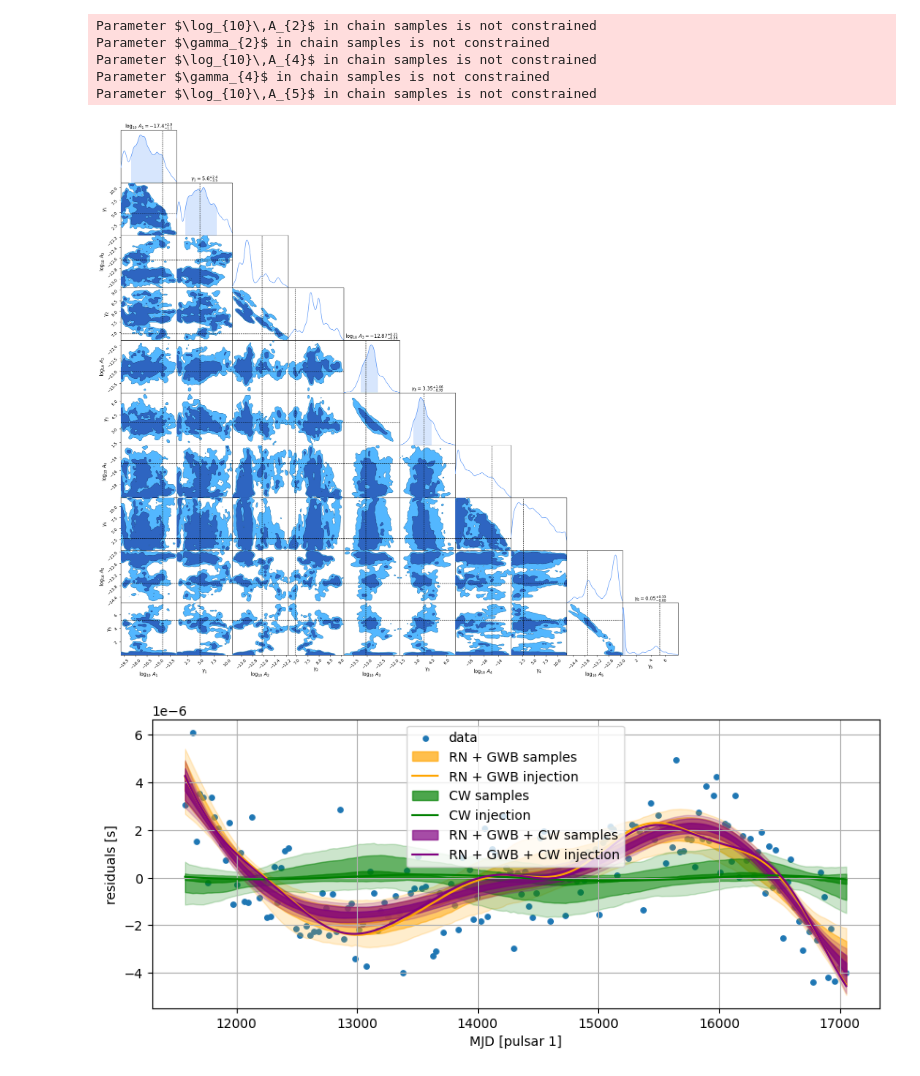
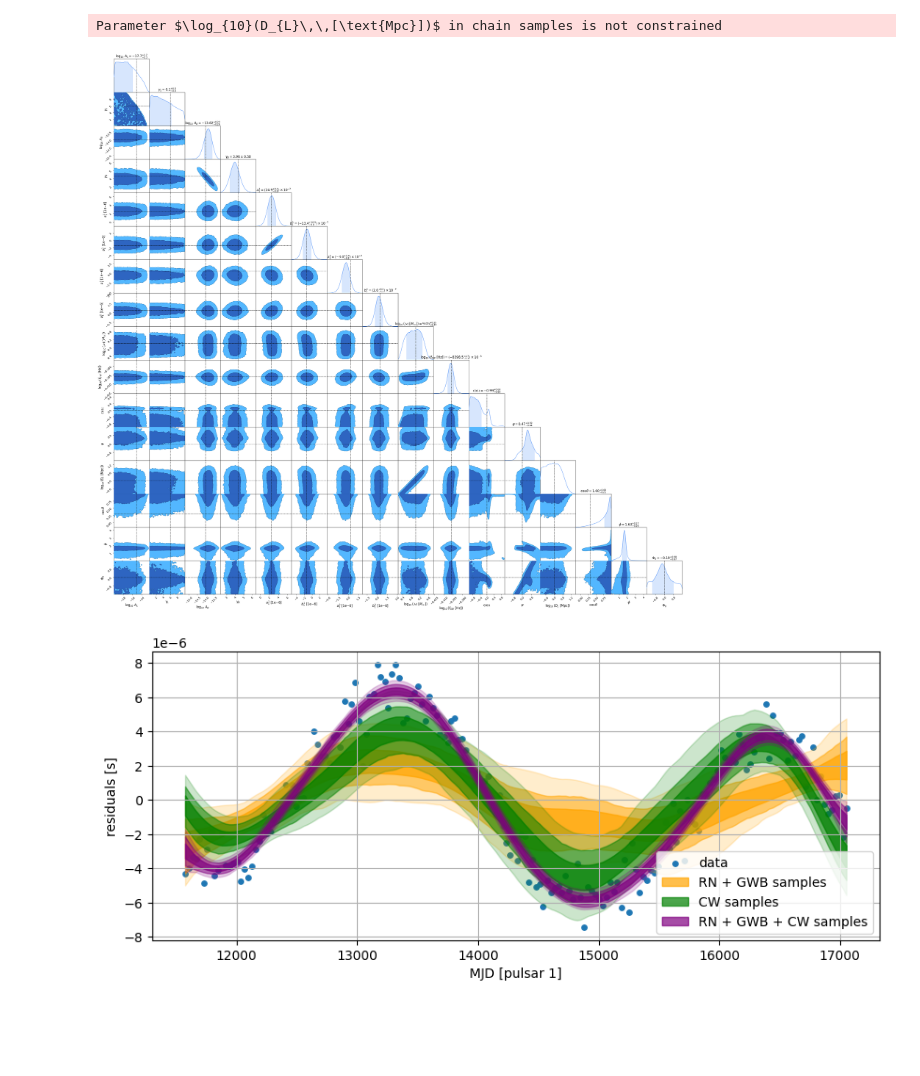
Before and after one commit to aiden-g12321/PTA_joint, a Jupyter notebook: hmc.ipynb, the cells around one changed output. Cells and saved outputs as stored; diff of their text form; code cells hidden in the pictures; blank space fills up the shorter version.

Commit message:
"free spectral"

```diff
--- a/hmc.ipynb
+++ b/hmc.ipynb
@@ -22,14 +22,15 @@ config.update('jax_enable_x64', True)
 %autoreload 2
 # %%
 # make PTA and likelihood objects
-pta = PTA(Np=10,
+pta = PTA(Np=5,
           Tspan_yr=15.,
           Nf=5,
           model_wn=True,
           model_rn=True,
           model_gwb=True,
           model_cw=True,
-          seed=1)
+          gwb_free_spectral=False,
+          seed=0)
 l = get_likelihood_obj(pta)
 # %%
 # plot data and injected signals
@@ -136,8 +141,8 @@ x_inj_dict = {'efacs':pta.efacs_inj, 'rn_hypers':pta.rn_inj, 'gwb_hypers':pta.gw
 # %%
 nuts_kernel = numpyro.infer.NUTS(sampling_model,
-                                 init_strategy=init_to_value(values=x_inj_dict),
-                                 # dense_mass=[('rn_hypers',), ('gwb_hypers',), ('cw',)],
-                                 dense_mass=False,
+                                 # init_strategy=init_to_value(values=x_inj_dict),
+                                 dense_mass=[('rn_hypers', 'gwb_hypers', 'a_standard'), ('cw',)],
+                                 # dense_mass=False,
                                  )
 mcmc = numpyro.infer.MCMC(sampler=nuts_kernel,
                           num_warmup=int(1e4),
@@ -177,19 +180,23 @@ tau: [548.79405216]
 # %%
-samples.corner_plt(pta.rn_ndxs[:10])
+# indices of parameters to use in corner plot
+psr_ndx = 0
+rn_ndxs = pta.rn_ndxs.reshape((pta.Np, 2))[psr_ndx]
+a_ndxs = pta.a_ndxs.reshape((pta.Np, pta.Na))[psr_ndx]
+ndxs = np.concatenate((rn_ndxs,
+                       pta.gwb_ndxs,
+                       a_ndxs[:4],
+                       pta.cw_ndxs))
+samples.corner_plt(param_ndxs=ndxs)
 # %% [output]
-Parameter $\log_{10}\,A_{2}$ in chain samples is not constrained
-Parameter $\gamma_{2}$ in chain samples is not constrained
-Parameter $\log_{10}\,A_{4}$ in chain samples is not constrained
-Parameter $\gamma_{4}$ in chain samples is not constrained
-Parameter $\log_{10}\,A_{5}$ in chain samples is not constrained
+Parameter $\log_{10}(D_{L}\,\,[\text{Mpc}])$ in chain samples is not constrained
-[figure, old version]
+[figure, new version]
 # %%
 # Bayesogram
 psr_ndx = 0
 fair_draw_ndxs = np.random.choice(samples_arr.shape[0], (1000,))
 
 # percentile layers for plotting densities of samples
-percentile_layers = [2.5, 10., 30.]
+percentile_layers = [0.15, 2.5, 16.]
 alphas = [0.2, 0.5, 0.7]
 
 # plot data, samples, and injected signals
@@ -199,7 +206,7 @@ plt.scatter(pta.MJDs[psr_ndx], pta.Rs[psr_ndx] @ pta.residuals[psr_ndx], color='
 # Bayesogram for RN + GWB
 if pta.model_rn or pta.model_gwb:
     rn_gwb_signals = np.array([pta.Rs[psr_ndx] @ pta.Fs[psr_ndx] @ samples_arr[ndx, pta.a_ndxs].reshape((pta.Np, pta.Na))[psr_ndx]
-                           for ndx in fair_draw_ndxs])
+                               for ndx in fair_draw_ndxs])
     for percentile, alpha in zip(percentile_layers, alphas):
         if percentile != percentile_layers[-1]:
             plt.fill_between(pta.MJDs[psr_ndx], np.percentile(rn_gwb_signals, percentile, axis=0),
@@ -210,7 +217,7 @@ if pta.model_rn or pta.model_gwb:
                             np.percentile(rn_gwb_signals, 100. - percentile, axis=0),
                             color='orange', alpha=alpha, label='RN + GWB samples')
     rn_gwb_residuals_inj = pta.Rs[psr_ndx] @ pta.Fs[psr_ndx] @ pta.a_inj.reshape((pta.Np, pta.Na))[psr_ndx]
-    plt.plot(pta.MJDs[psr_ndx], pta.Rs[psr_ndx] @ rn_gwb_residuals_inj, color='orange', label='RN + GWB injection')
+    # plt.plot(pta.MJDs[psr_ndx], pta.Rs[psr_ndx] @ rn_gwb_residuals_inj, color='orange', label='RN + GWB injection')
 
 # Bayesogram for CW
 if pta.model_cw:
@@ -220,33 +227,33 @@ if pta.model_cw:
     for percentile, alpha in zip(percentile_layers, alphas):
         if percentile != percentile_layers[-1]:
             plt.fill_between(pta.MJDs[psr_ndx], np.percentile(cw_signals, percentile, axis=0),
                             np.percentile(cw_signals, 100. - percentile, axis=0),
                             color='green', alpha=alpha)
         else:
             plt.fill_between(pta.MJDs[psr_ndx], np.percentile(cw_signals, percentile, axis=0),
                             np.percentile(cw_signals, 100. - percentile, axis=0),
                             color='green', alpha=alpha, label='CW samples')
     cw_residuals_inj = pta.Rs[psr_ndx] @ pta.Fs[psr_ndx] @ pta.get_CW_coefficients(pta.x_inj[pta.cw_psr_ndxs])[psr_ndx]
-    plt.plot(pta.MJDs[psr_ndx], pta.Rs[psr_ndx] @ cw_residuals_inj, color='green', label='CW injection')
+    # plt.plot(pta.MJDs[psr_ndx], pta.Rs[psr_ndx] @ cw_residuals_inj, color='green', label='CW injection')
 
 # Bayesogram for RN + GWB + CW
 if pta.model_rn and pta.model_gwb and pta.model_cw:
     signals = cw_signals + rn_gwb_signals
     for percentile, alpha in zip(percentile_layers, alphas):
         if percentile != percentile_layers[-1]:
             plt.fill_between(pta.MJDs[psr_ndx], np.percentile(signals, percentile, axis=0),
                             np.percentile(signals, 100. - percentile, axis=0),
                             color='purple', alpha=alpha)
         else:
             plt.fill_between(pta.MJDs[psr_ndx], np.percentile(signals, percentile, axis=0),
                             np.percentile(signals, 100. - percentile, axis=0),
                             color='purple', alpha=alpha, label='RN + GWB + CW samples')
-    plt.plot(pta.MJDs[psr_ndx], rn_gwb_residuals_inj + cw_residuals_inj, color='purple', label='RN + GWB + CW injection')
+    # plt.plot(pta.MJDs[psr_ndx], rn_gwb_residuals_inj + cw_residuals_inj, color='purple', label='RN + GWB + CW injection')
 
 plt.xlabel(f'MJD [pulsar {psr_ndx + 1}]')
 plt.ylabel('residuals [s]')
 plt.legend()
 plt.grid()
 plt.show()
 # %% [output]
-[figure, old version]
+[figure, new version]
```
Also changed, not shown: parts of 9 cells of this notebook, 11 other files.
